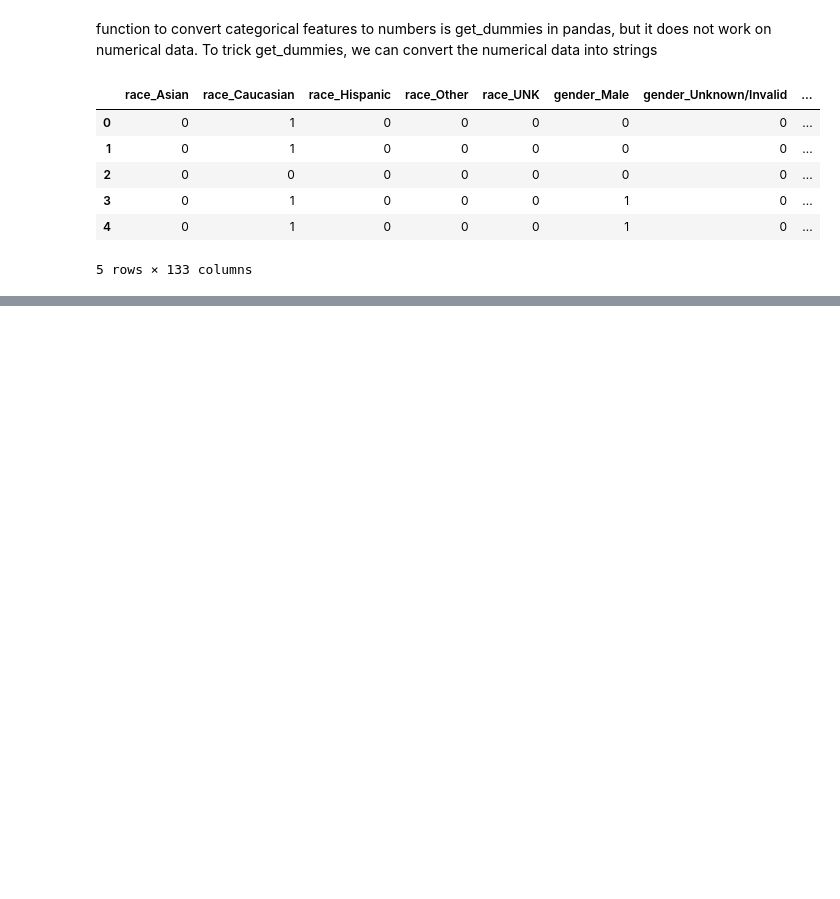
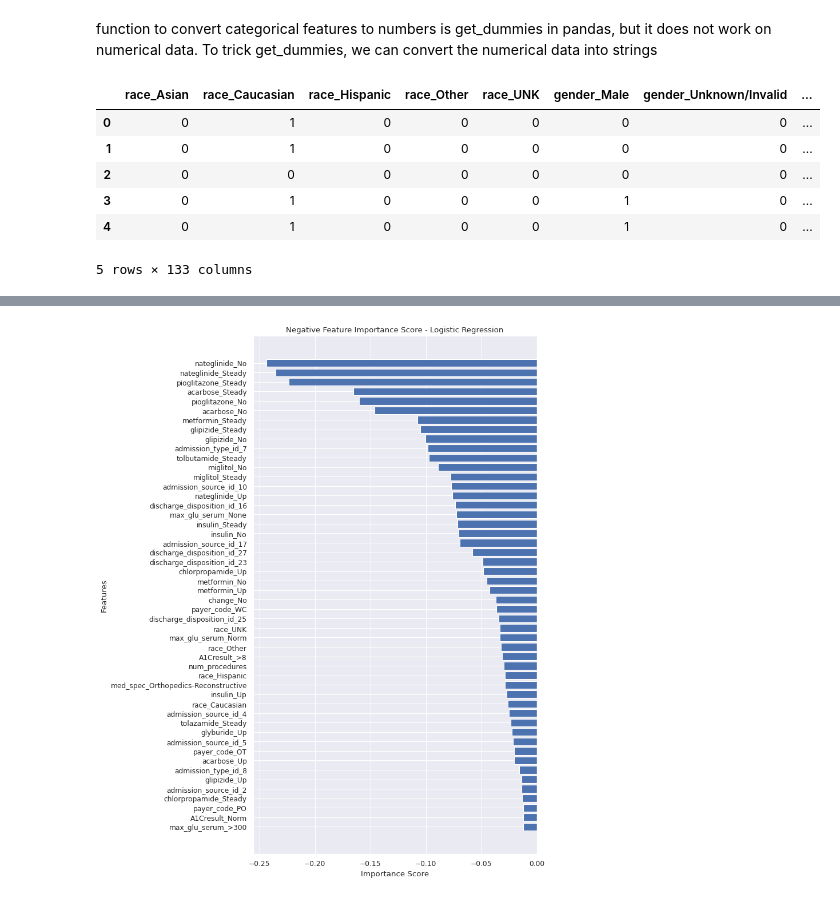
Before and after one commit to thuytrangnugget/Random-data-science-project, a Jupyter notebook: project.ipynb, the cells around one changed output, grey strips where cells are left out. Cells and saved outputs as stored; diff of their text form; code cells hidden in the pictures; blank space fills up the shorter version.

```diff
--- a/project.ipynb
+++ b/project.ipynb
@@ -294,0 +858,13 @@ df_cat.head()
+# %%
+values_to_plot = feature_importances.iloc[-num:].values.ravel()
+feature_labels = list(feature_importances.iloc[-num:].index)
+
+plt.figure(num=None, figsize=(8, 15), dpi=80, facecolor='w', edgecolor='k');
+plt.barh(ylocs, values_to_plot, align = 'center')
+plt.ylabel('Features')
+plt.xlabel('Importance Score')
+plt.title('Negative Feature Importance Score - Logistic Regression')
+plt.yticks(ylocs, feature_labels)
+plt.show()
+# %% [output]
+[figure, added]
```
Also changed, not shown: parts of 71 cells of this notebook.
